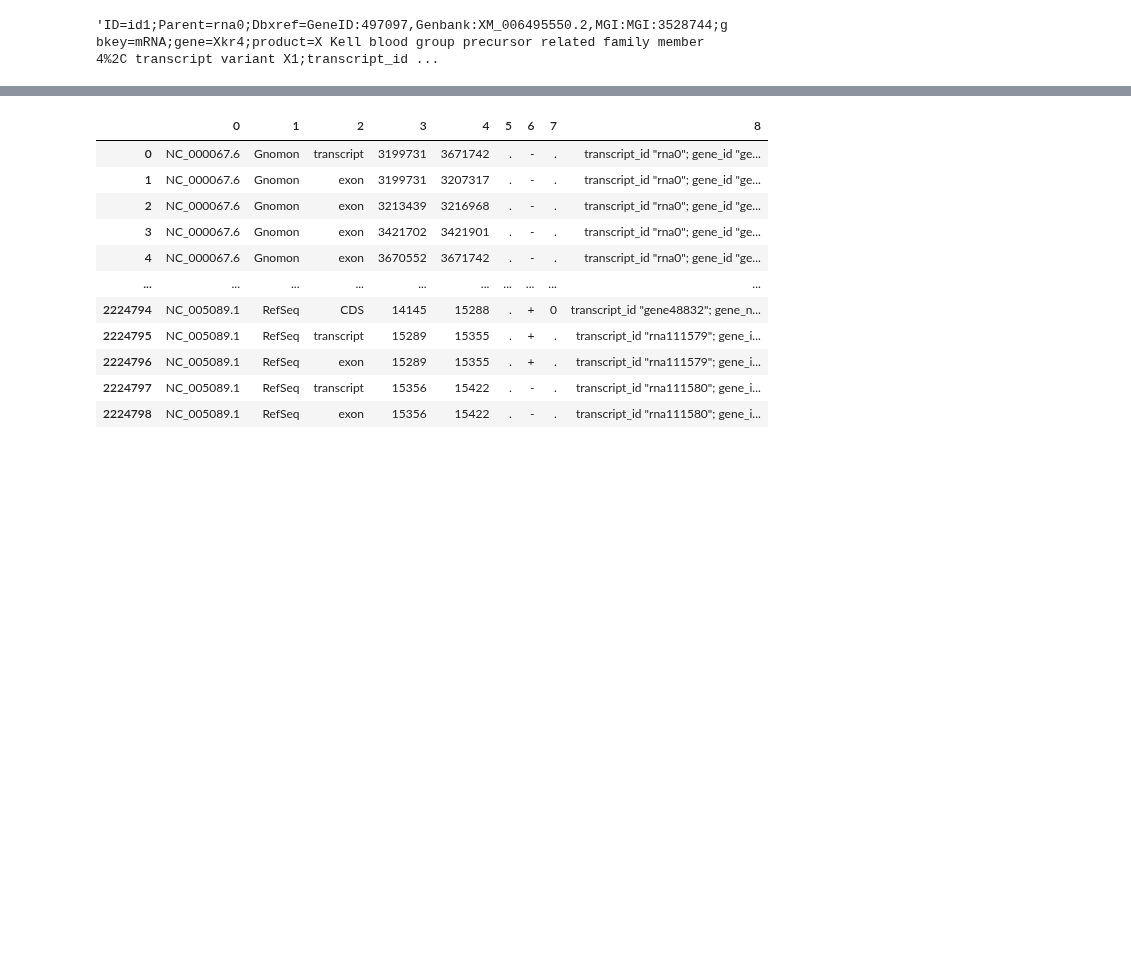
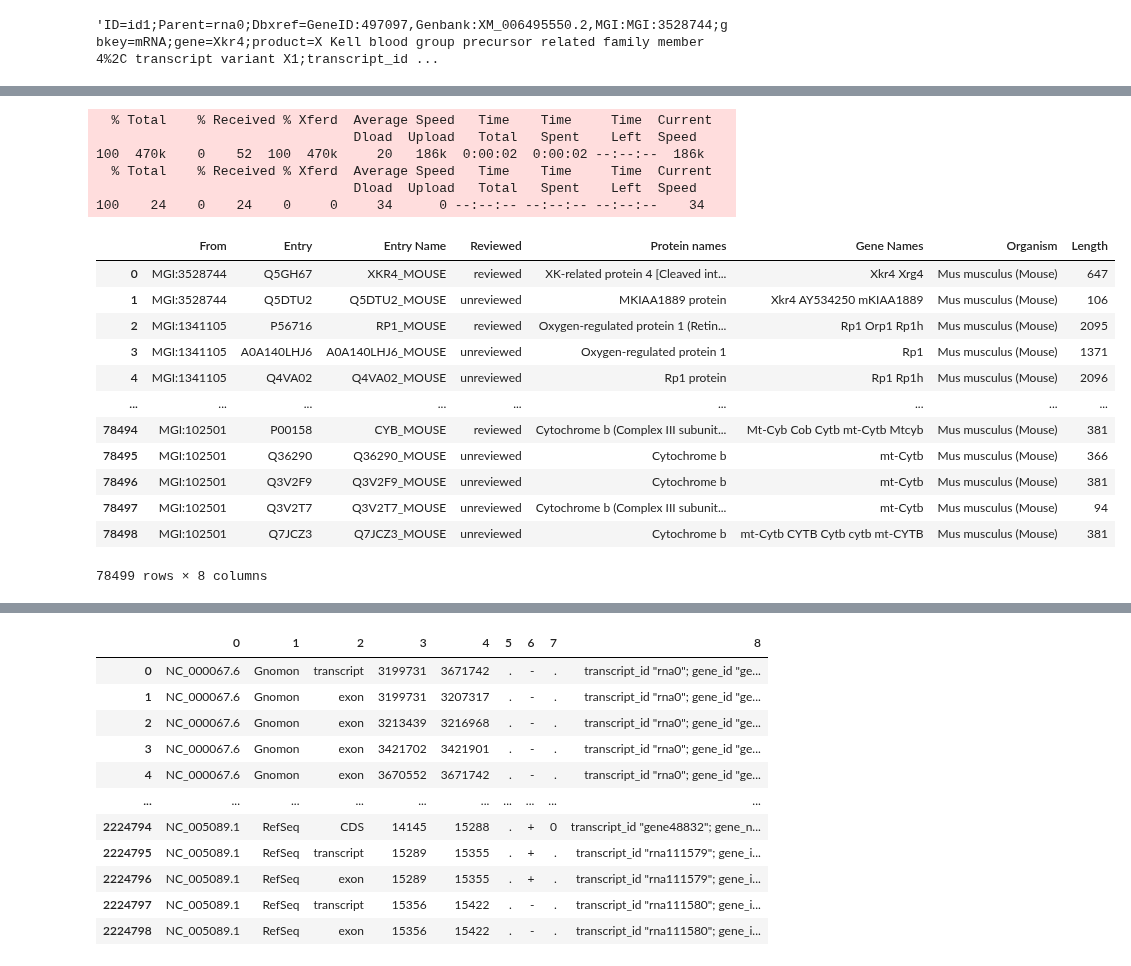
Before and after one commit to Arcadia-Science/glial-origins, a Jupyter notebook: notebooks/Mmus_adultbrain/1_Mmus_adultbrain_downloading.ipynb, the cells around one changed output, grey strips where cells are left out. Cells and saved outputs as stored; diff of their text form; code cells hidden in the pictures; blank space fills up the shorter version.

```diff
--- a/notebooks/Mmus_adultbrain/1_Mmus_adultbrain_downloading.ipynb
+++ b/notebooks/Mmus_adultbrain/1_Mmus_adultbrain_downloading.ipynb
@@ -169,0 +200,15 @@ display(models[attributes_column][3])
+# %%
+dbxref_datafield = 'MGI'
+
+
+models.dropna(axis = 0, subset = ['dbxref_dict'], inplace = True)
+models[dbxref_datafield] = [d.get(dbxref_datafield) for d in models['dbxref_dict']]
+
+models_subset = models[['gene_name', dbxref_datafield]].dropna().drop_duplicates()
+
+### EXCEPTION ###
+# added extra info because the MGI prefix contains a colon
+models_subset['MGI'] = 'MGI:' + models_subset[dbxref_datafield]
+
+
+display(models_subset)
@@ -169,0 +232,10 @@ display(models[attributes_column][3])
+# %%
+gene_list = models_subset[dbxref_datafield].unique()
+
+genelist_object = GeneListFile(
+    filename = '', # filename is automatically generated from sampledict
+    sampledict = species_SampleDict,
+    sources = [sample_Docket.annot],
+    genes = gene_list,
+    identifier = dbxref_datafield
+    )
@@ -169,0 +256,29 @@ display(models[attributes_column][3])
+# %%
+from_type = 'MGI'
+to_type = 'UniProtKB'
+
+uniprot_idmm_object = genelist_object.get_uniprot_ids(ID_MAPPER_LOC, from_type, to_type)
+sample_Docket.add_keyfiles({'uniprot_idmm': uniprot_idmm_object})
+
+uniprot_idmm = pd.read_csv(sample_Docket.uniprot_idmm.path, sep = '\t')
+display(uniprot_idmm)
+# %% [output]
+  % Total    % Received % Xferd  Average Speed   Time    Time     Time  Current
+                                 Dload  Upload   Total   Spent    Left  Speed
+100  470k    0    52  100  470k     20   186k  0:00:02  0:00:02 --:--:--  186k
+  % Total    % Received % Xferd  Average Speed   Time    Time     Time  Current
+                                 Dload  Upload   Total   Spent    Left  Speed
+100    24    0    24    0     0     34      0 --:--:-- --:--:-- --:--:--    34
+|  | From | Entry | Entry Name | Reviewed | Protein names | Gene Names | Organism | Length |
+| 0 | MGI:3528744 | Q5GH67 | XKR4_MOUSE | reviewed | XK-related protein 4 [Cleaved int... | Xkr4 Xrg4 | Mus musculus (Mouse) | 647 |
+| 1 | MGI:3528744 | Q5DTU2 | Q5DTU2_MOUSE | unreviewed | MKIAA1889 protein | Xkr4 AY534250 mKIAA1889 | Mus musculus (Mouse) | 106 |
+| 2 | MGI:1341105 | P56716 | RP1_MOUSE | reviewed | Oxygen-regulated protein 1 (Retin... | Rp1 Orp1 Rp1h | Mus musculus (Mouse) | 2095 |
+| 3 | MGI:1341105 | A0A140LHJ6 | A0A140LHJ6_MOUSE | unreviewed | Oxygen-regulated protein 1 | Rp1 | Mus musculus (Mouse) | 1371 |
+| 4 | MGI:1341105 | Q4VA02 | Q4VA02_MOUSE | unreviewed | Rp1 protein | Rp1 Rp1h | Mus musculus (Mouse) | 2096 |
+| ... | ... | ... | ... | ... | ... | ... | ... | ... |
+| 78494 | MGI:102501 | P00158 | CYB_MOUSE | reviewed | Cytochrome b (Complex III subunit... | Mt-Cyb Cob Cytb mt-Cytb Mtcyb | Mus musculus (Mouse) | 381 |
+| 78495 | MGI:102501 | Q36290 | Q36290_MOUSE | unreviewed | Cytochrome b | mt-Cytb | Mus musculus (Mouse) | 366 |
+| 78496 | MGI:102501 | Q3V2F9 | Q3V2F9_MOUSE | unreviewed | Cytochrome b | mt-Cytb | Mus musculus (Mouse) | 381 |
+| 78497 | MGI:102501 | Q3V2T7 | Q3V2T7_MOUSE | unreviewed | Cytochrome b (Complex III subunit... | mt-Cytb | Mus musculus (Mouse) | 94 |
+| 78498 | MGI:102501 | Q7JCZ3 | Q7JCZ3_MOUSE | unreviewed | Cytochrome b | mt-Cytb CYTB Cytb cytb mt-CYTB | Mus musculus (Mouse) | 381 |
+78499 rows × 8 columns
```
Also changed, not shown: parts of 22 cells of this notebook, 5 other files.
